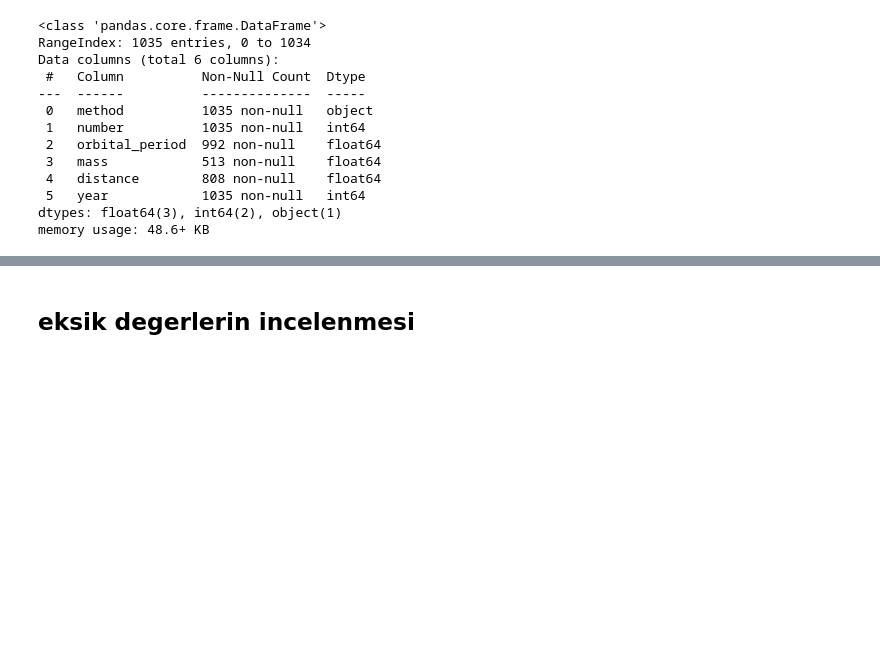
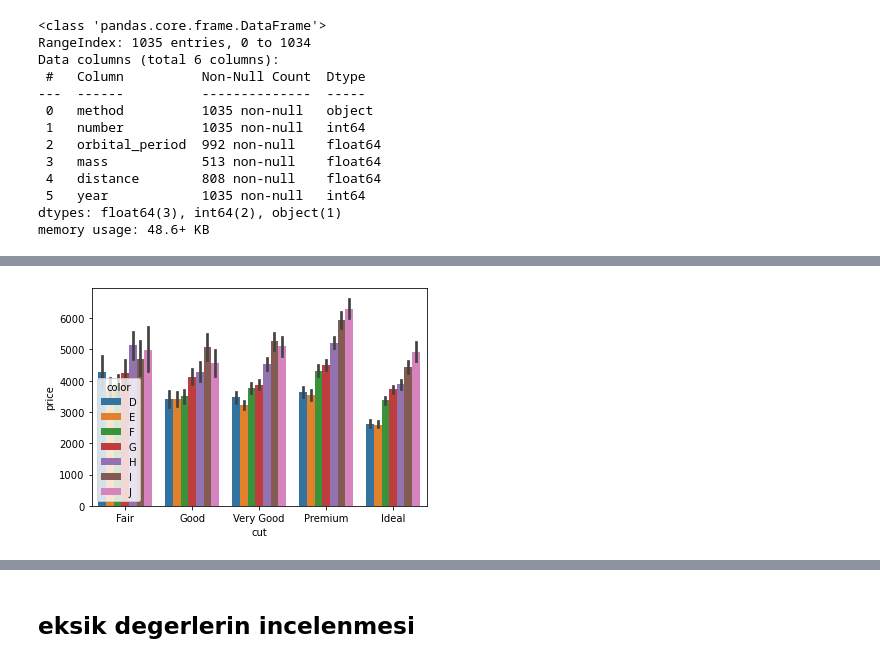
Before and after one commit to HasanBeratSoke/Veri_Gorsellestirme, a Jupyter notebook: veri_Gorsellestirme.ipynb, the cells around one changed output, grey strips where cells are left out. Drawn from its saved outputs; the diff is of its cells as text; code cells hidden in the pictures; blank space fills up the shorter version.

```diff
--- a/veri_Gorsellestirme.ipynb
+++ b/veri_Gorsellestirme.ipynb
@@ -64,3 +70,7 @@ dtype: object
+# %%
+sns.barplot(x = "cut", y = "price", hue = "color", data = df);
+# %% [output]
+[figure, added]
 # %%
 # objext veri tipini categorical tipine cevrildi nedeni bazi projelerde object tipini otomatik string cevirlmesini engellemek
 # %%
```
Also changed, not shown: parts of 63 cells of this notebook.
